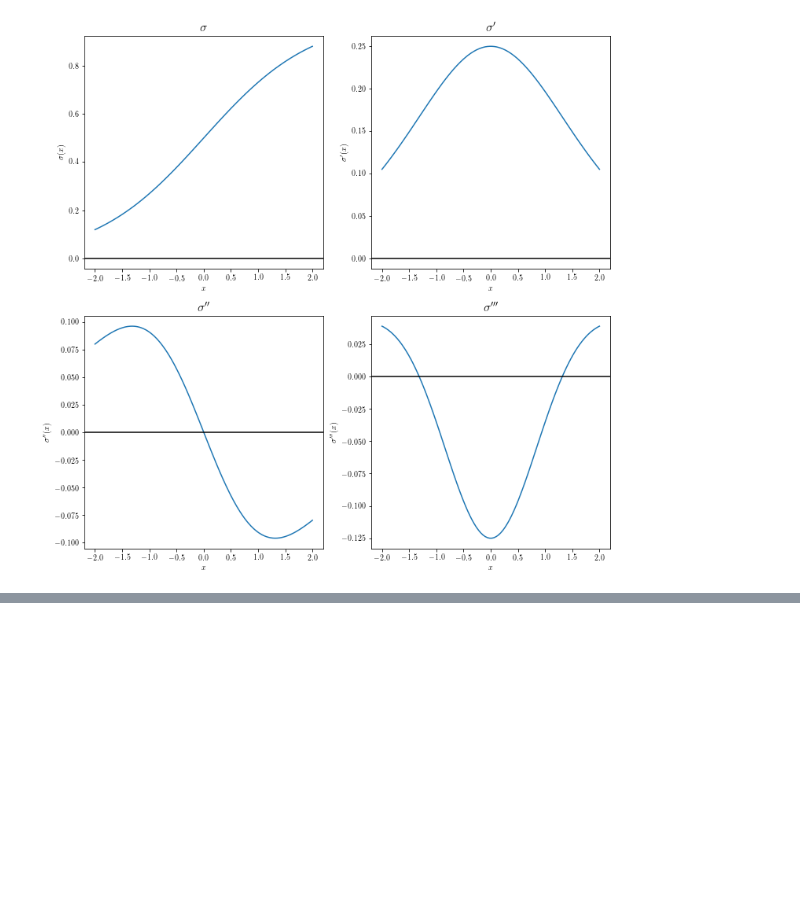
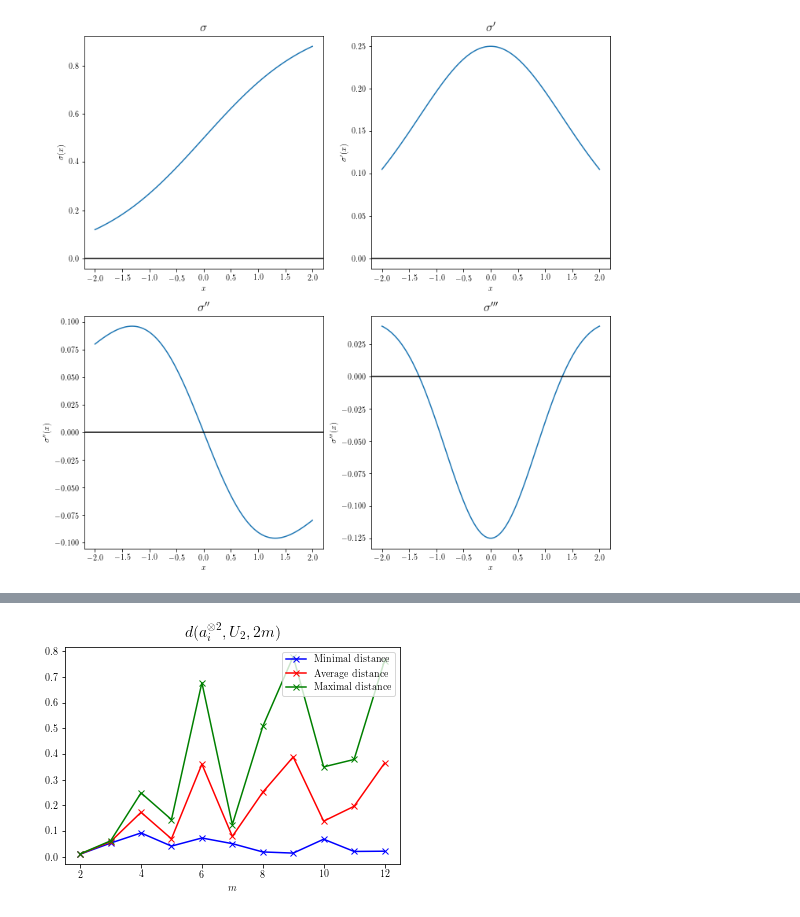
Before and after one commit to danwin91/ma, a Jupyter notebook: results_sigmoid.ipynb, the cells around one changed output, grey strips where cells are left out. Cells and saved outputs as stored; diff of their text form; code cells hidden in the pictures; blank space fills up the shorter version.

```diff
--- a/results_sigmoid.ipynb
+++ b/results_sigmoid.ipynb
@@ -259,0 +390,4 @@ array([[ 1.        ,  1.        ,  1.        ,  1.        ],
+# %%
+plot_summary(mvec, minimal_dists_dd_2,r'Minimal distance', average_dists_dd_2,r'Average distance' ,maximal_dists_dd_2, r'Maximal distance', r'$d(a_i^{\otimes 2}, U_2, 2m)$', g_name+"_dd_dist_2.pdf")
+# %% [output]
+[figure, added]
```
Also changed, not shown: parts of 21 cells of this notebook, 3 other files.
